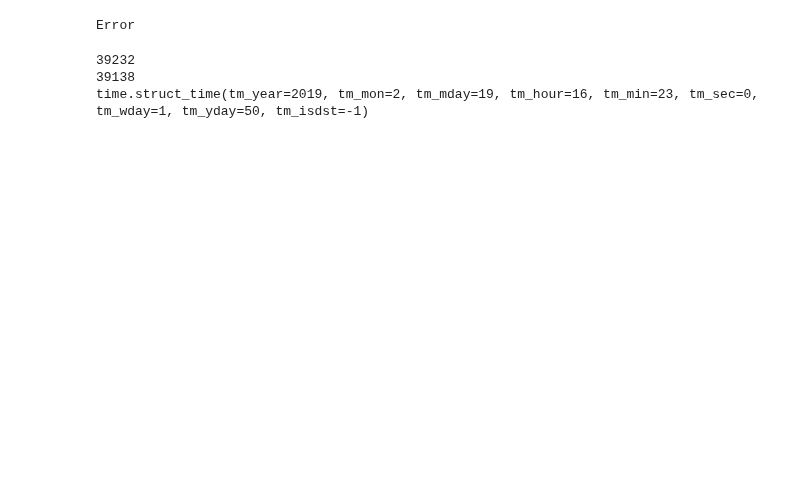
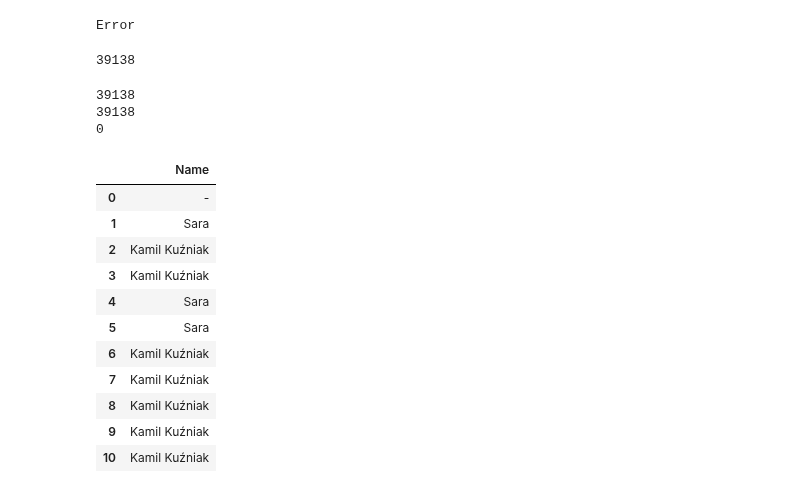
Before and after one commit to kamilkuzniak/WhatsApp-analyzer, a Jupyter notebook: Jupyter_testing.ipynb, the cells around one changed output. Saved outputs shown, nothing was run; the diff lists cells and outputs as text; code cells hidden in the pictures; blank space fills up the shorter version.

```diff
--- a/Jupyter_testing.ipynb
+++ b/Jupyter_testing.ipynb
@@ -65,16 +89,29 @@ messages[1] + ' ' + messages.pop(2)
 # %%
 #error handling when the date is not present
+with open('WhatsApp Chat with Sara.txt', 'r') as chat:
+    messages = chat.readlines()
+
+timestamps = []
+content = []
+names = []
 dates = []
-content = []
-person = []
+hours = []
 
 for i in range(len(messages)):
     try:
-        dates.append(time.strptime(messages[i].split('-')[0].split(',')[0] + messages[i].split('-')[0].split(',')[1], '%m/%d/%y %H:%M '))
+        timestamps.append(time.strptime(messages[i].split('-')[0].split(',')[0] + messages[i].split('-')[0].split(',')[1], '%m/%d/%y %H:%M '))
     except:
-        messages[i-1] += (' ' + messages[i])
-        messages[i] = 'NaN'
+        num = 1
+        while True:
+            if messages[i-num] != 'NaN':
+                messages[i-num] += (' ' + messages[i])
+                messages[i] = 'NaN'
+                break
+            else:
+                num +=1
 
-for message in messages:
-    if message == 'NaN':
-        messages.remove(message)
+while True:
+    try:
+        messages.remove('NaN')
+    except ValueError:
+        break
@@ -85,11 +182,32 @@ except ValueError:
     print('Error')
 # %% [output]
 Error
+# %%
+print(len(messages))
+# %% [output]
+39138
 # %%
 print(len(messages))
 print(len(dates))
-print(dates[0])
+print(len(content))
+print(len(person))
 # %% [output]
-39232
 39138
-time.struct_time(tm_year=2019, tm_mon=2, tm_mday=19, tm_hour=16, tm_min=23, tm_sec=0, tm_wday=1, tm_yday=50, tm_isdst=-1)
+39138
+0
+# %%
+df = pd.DataFrame(person,columns=['Name'])
+df.loc[0:10]
+# %% [output]
+|  | Name |
+| 0 | - |
+| 1 | Sara |
+| 2 | Kamil Kuźniak |
+| 3 | Kamil Kuźniak |
+| 4 | Sara |
+| 5 | Sara |
+| 6 | Kamil Kuźniak |
+| 7 | Kamil Kuźniak |
+| 8 | Kamil Kuźniak |
+| 9 | Kamil Kuźniak |
+| 10 | Kamil Kuźniak |
```
Also changed, not shown: parts of 31 cells of this notebook, 1 other file.
